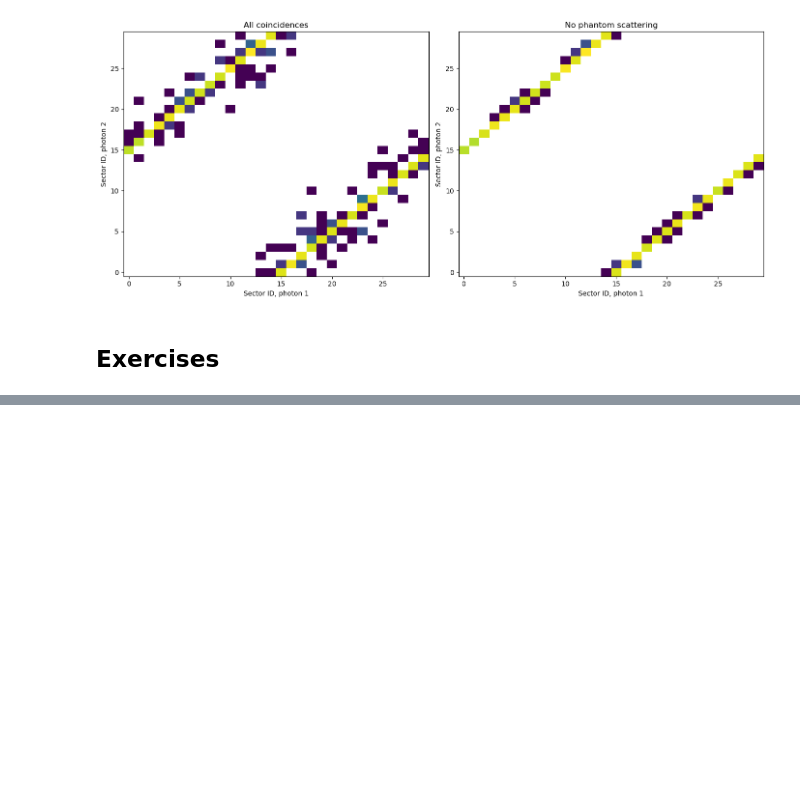
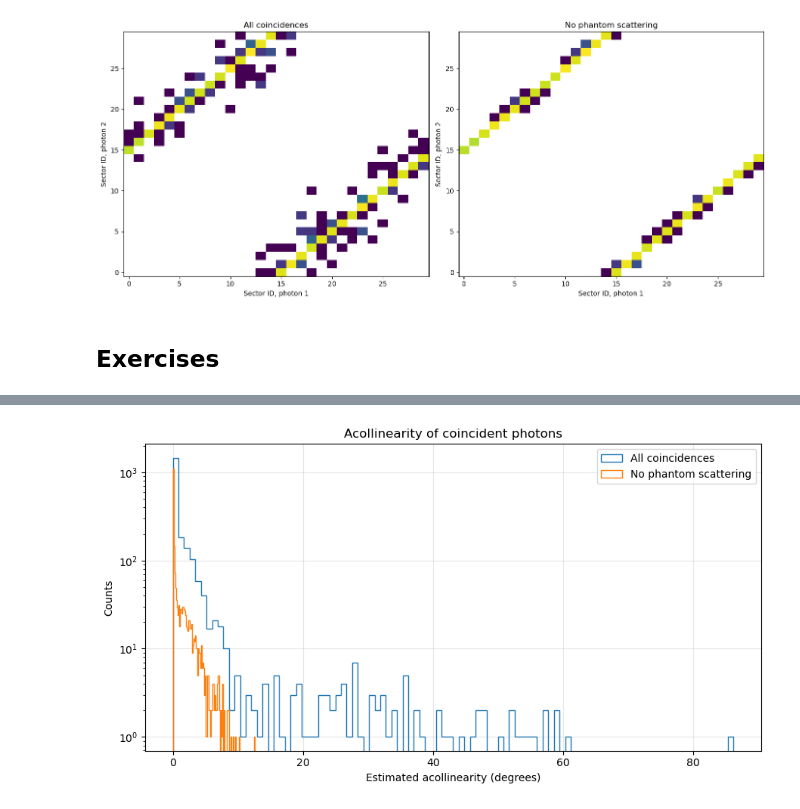
Before and after one commit to alindote/MES_2026, a Jupyter notebook: Simulacao/docker/myPET/analysis.ipynb, the cells around one changed output, grey strips where cells are left out. Drawn from its saved outputs; the diff is of its cells as text; code cells hidden in the pictures; blank space fills up the shorter version.

```diff
--- a/Simulacao/docker/myPET/analysis.ipynb
+++ b/Simulacao/docker/myPET/analysis.ipynb
@@ -353,0 +409,35 @@ Fraction without phantom scattering: 0.951
+# %%
+# Acollinearity angle
+
+# Source position (shared by the two photons)
+sx = coincidences["sourcePosX1"].array(library="np")
+sy = coincidences["sourcePosY1"].array(library="np")
+sz = coincidences["sourcePosZ1"].array(library="np")
+
+# Direction vectors from source to detector interactions
+v1 = np.column_stack((x1 - sx, y1 - sy, z1 - sz))
+v2 = np.column_stack((x2 - sx, y2 - sy, z2 - sz))
+
+dot = np.sum(v1 * v2, axis=1)
+norms = np.linalg.norm(v1, axis=1) * np.linalg.norm(v2, axis=1)
+
+cos_angle = np.clip(dot / norms, -1.0, 1.0)
+angle = np.degrees(np.arccos(cos_angle))
+acollinearity = 180.0 - angle
+
+plt.figure(figsize=(9, 5))
+plt.hist(acollinearity, bins=100, histtype="step",
+         label="All coincidences")
+plt.hist(acollinearity[no_scatter], bins=100, histtype="step",
+         label="No phantom scattering")
+
+plt.xlabel("Estimated acollinearity (degrees)")
+plt.ylabel("Counts")
+plt.title("Acollinearity of coincident photons")
+plt.yscale('log')
+plt.legend()
+plt.grid(alpha=0.3)
+plt.tight_layout()
+plt.show()
+# %% [output]
+[figure, added]
```
Also changed, not shown: parts of 2 cells of this notebook.
